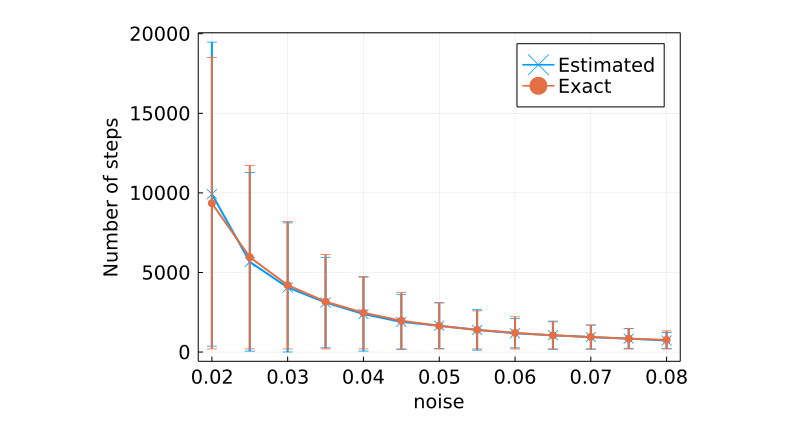
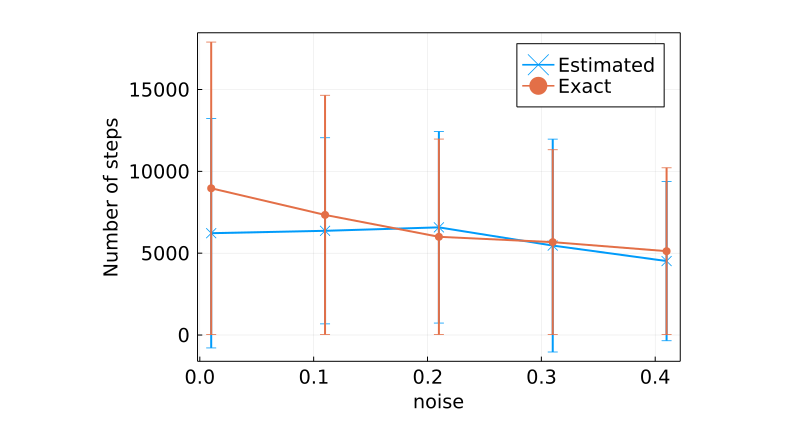
Before and after one commit to For-a-few-DPPs-more/MagneticLaplacianSparsifier.jl, a Jupyter notebook: notebooks/nb_steps.ipynb, the cells around one changed output. Drawn from its saved outputs; the diff is of its cells as text; code cells hidden in the pictures.

```diff
--- a/notebooks/nb_steps.ipynb
+++ b/notebooks/nb_steps.ipynb
@@ -5,34 +5,27 @@ using Statistics
 using Measures
 using StatsBase, JLD
 # %%
-type = "MUN"
 
 rng = Random.default_rng()
 # graph parameters
-n = 200
+n = 30
 p = 0.9
 q = 0
-# planted ranking score
-planted_score = randperm(rng,n)
-
-eta_vect = 0.02:0.005:0.08
+eta_vect = 0.01:0.1:0.5
 n_iter = size(eta_vect,1)
 m_emp = zeros(size(eta_vect))
 std_emp = zeros(size(eta_vect))
 m_theo = zeros(size(eta_vect))
 std_theo = zeros(size(eta_vect))
 
-n_rep = 500
+n_rep = 50# 500
 
 
 for iter in 1:n_iter
     eta = eta_vect[iter]
     # graph model
-    if type=="MUN"
-        meta_g = gen_graph_mun(rng, n, p, eta;planted_score)
-    elseif type=="ERO"
-        meta_g = gen_graph_ero(rng, n, p, eta;planted_score)
-    end
+
+    meta_g = erdos_renyi_ordinal(rng,p,n,eta)
 
     vec_steps = zeros(n_rep,1)
     for n = 1:n_rep
@@ -60,7 +53,7 @@ y = m_emp
 y_er = std_emp
 method = "Estimated"
 
-y_tick = [0,0.5,1,1.5,2] * 10^4
+#y_tick = [0,0.5,1,1.5,2] * 10^4
 
 plt = Plots.plot(
         x,
@@ -72,44 +65,42 @@ plt = Plots.plot(
         markersize=5,
         linewidth=2,
         markerstrokewidth=2,
-        ytick = y_tick,
+        #ytick = y_tick,
         xtickfont=font(13),
         ytickfont=font(13),
         guidefont=font(13),
         legendfont=font(13),
         framestyle=:box,
         margins=0.1 * 2cm,
         xlabel = "eta",
         )
     xlabel!("noise")
     ylabel!("Number of steps")
 
     method = "Exact"
     y = m_theo
     y_er = std_theo
     Plots.plot!(
         x,
         y;
         yerror=y_er,
         labels=method,
         markerstrokecolor=:auto,
         markershape=:circle,
         markersize=5,
         linewidth=2,
         markerstrokewidth=2,
-        ytick = y_tick,
+        #ytick = y_tick,
         xtickfont=font(13),
         ytickfont=font(13),
         guidefont=font(13),
         legendfont=font(13),
         framestyle=:box,
         margins=0.1 * 2cm,
         formatter = :plain
     )
-name = "number_of_steps"
-savefig(name*".pdf")
 # %% [output]
-[figure, old version]
+[figure, new version]
 # %%
 name = "number_of_steps"
 savefig("figures/"*name*".pdf")
```
Also changed, not shown: 1 other file.
